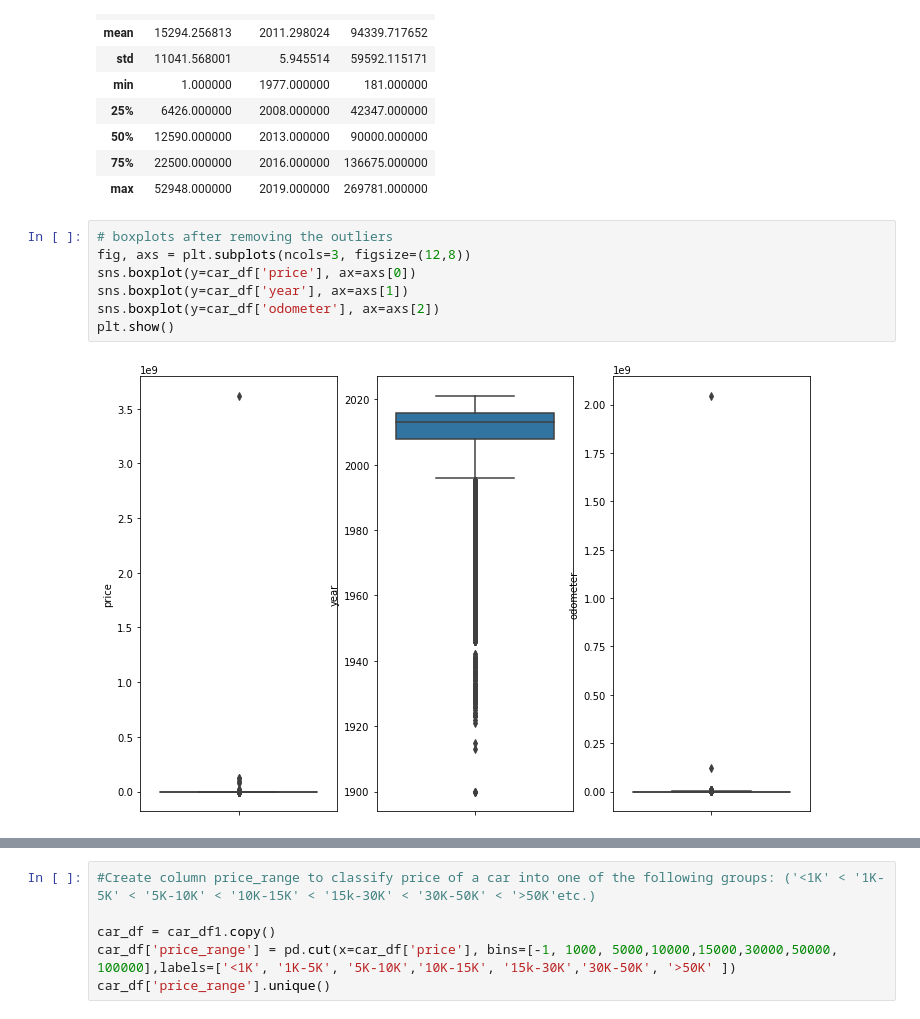
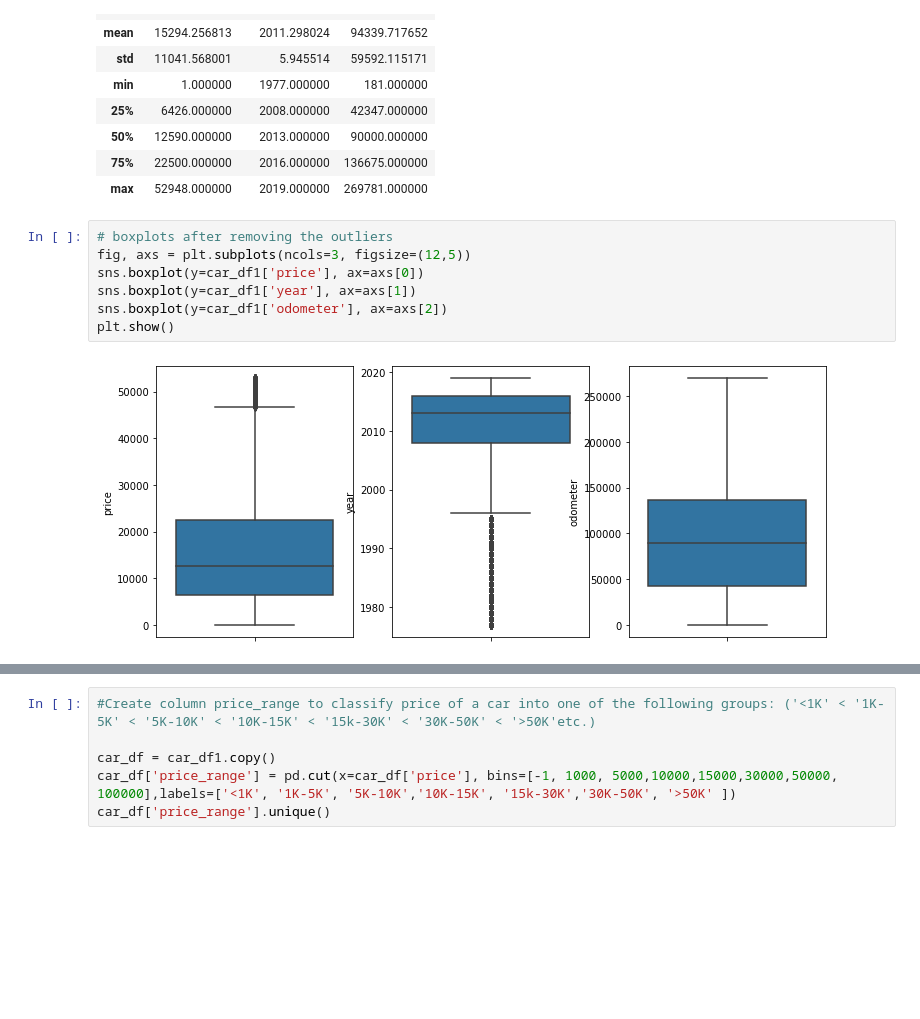
Before and after one commit to RudranilMitra/DS7331_Lab1, a Jupyter notebook: gp1.ipynb, the cells around one changed output, grey strips where cells are left out. Saved outputs shown, nothing was run; the diff lists cells and outputs as text; blank space fills up the shorter version.

```diff
--- a/gp1.ipynb
+++ b/gp1.ipynb
@@ -285,10 +291,10 @@ car_df1[['price','year','odometer']].describe()
 | max | 52948.000000 | 2019.000000 | 269781.000000 |
 # %%
 # boxplots after removing the outliers
-fig, axs = plt.subplots(ncols=3, figsize=(12,8))
-sns.boxplot(y=car_df['price'], ax=axs[0])
-sns.boxplot(y=car_df['year'], ax=axs[1])
-sns.boxplot(y=car_df['odometer'], ax=axs[2])
+fig, axs = plt.subplots(ncols=3, figsize=(12,5))
+sns.boxplot(y=car_df1['price'], ax=axs[0])
+sns.boxplot(y=car_df1['year'], ax=axs[1])
+sns.boxplot(y=car_df1['odometer'], ax=axs[2])
 plt.show()
 # %% [output]
-[figure, old version]
+[figure, new version]
```
Also changed, not shown: parts of 81 cells of this notebook.
